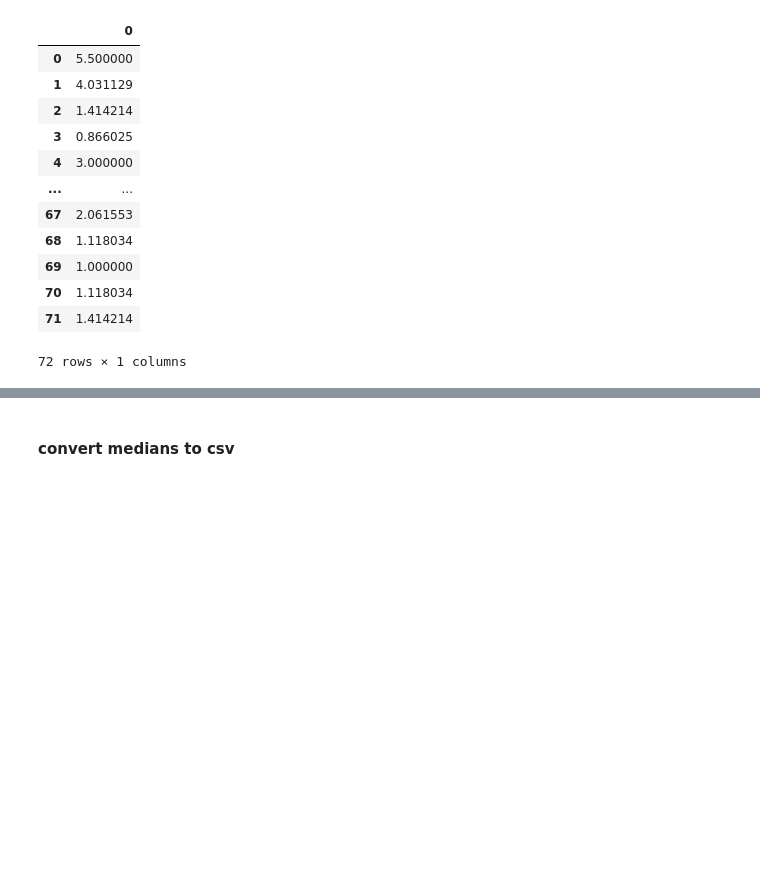
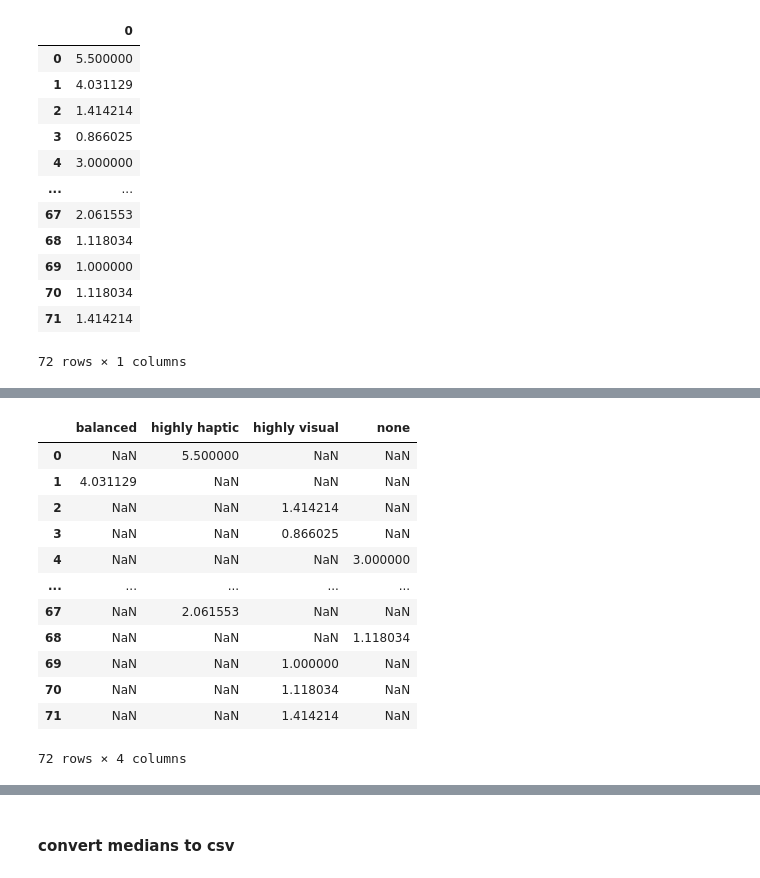
Before and after one commit to soniasola00/SpanLancasterNorm, a Jupyter notebook: Sonia3.ipynb, the cells around one changed output, grey strips where cells are left out. Cells and saved outputs as stored; diff of their text form; code cells hidden in the pictures; blank space fills up the shorter version.

```diff
--- a/Sonia3.ipynb
+++ b/Sonia3.ipynb
@@ -1108,0 +1109,17 @@ autoidentity_euc
+# %%
+Kruskal_euc = pd.read_csv("kruskal_test_euc.csv")
+Kruskal_euc
+# %% [output]
+|  | balanced | highly haptic | highly visual | none |
+| 0 | NaN | 5.500000 | NaN | NaN |
+| 1 | 4.031129 | NaN | NaN | NaN |
+| 2 | NaN | NaN | 1.414214 | NaN |
+| 3 | NaN | NaN | 0.866025 | NaN |
+| 4 | NaN | NaN | NaN | 3.000000 |
+| ... | ... | ... | ... | ... |
+| 67 | NaN | 2.061553 | NaN | NaN |
+| 68 | NaN | NaN | NaN | 1.118034 |
+| 69 | NaN | NaN | 1.000000 | NaN |
+| 70 | NaN | NaN | 1.118034 | NaN |
+| 71 | NaN | NaN | 1.414214 | NaN |
+72 rows × 4 columns
```
Also changed, not shown: parts of 35 cells of this notebook.
